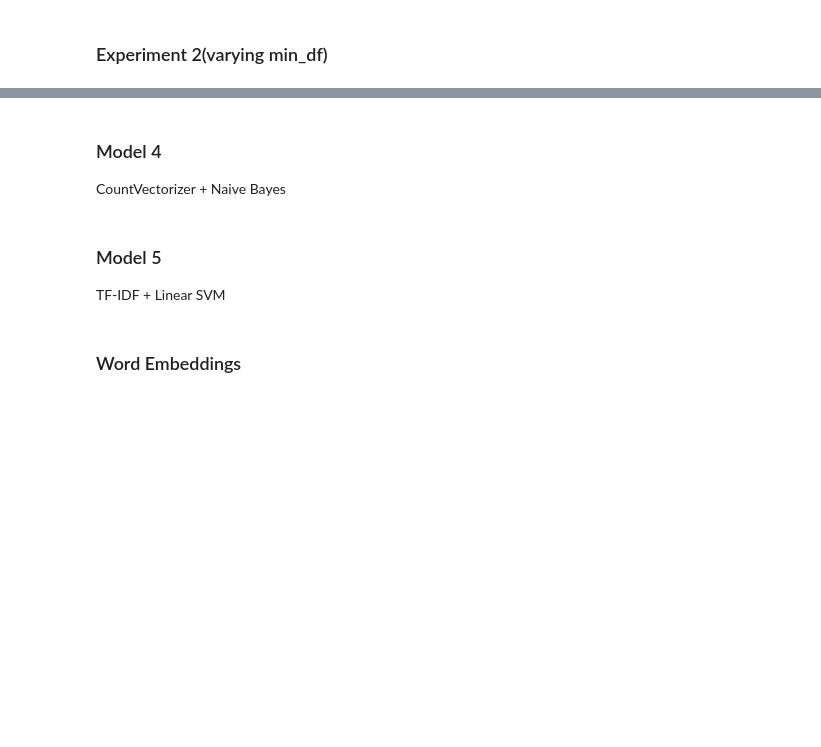
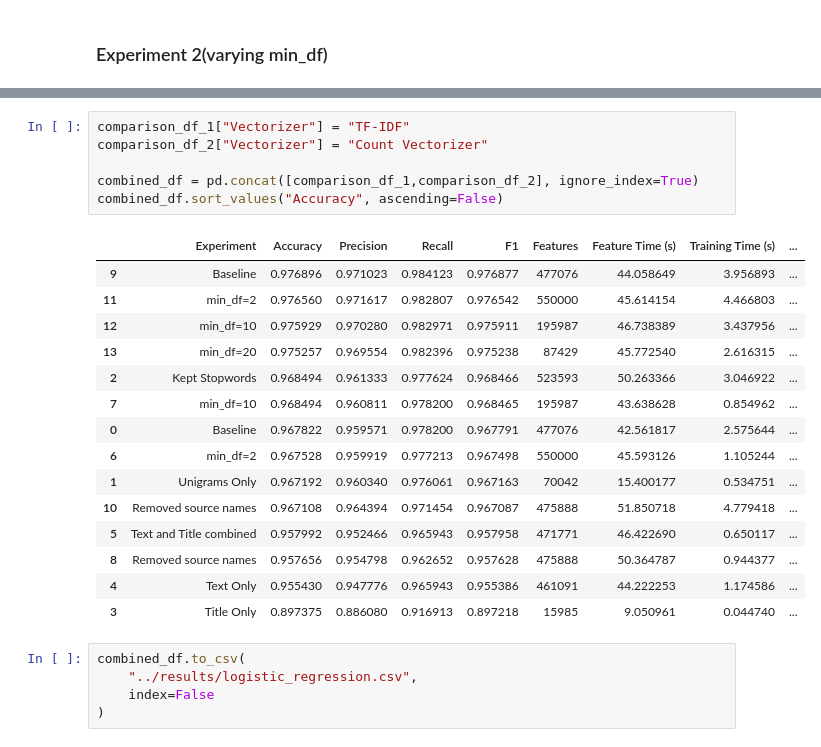
Before and after one commit to aparajaya18-star/fake-news-detector, a Jupyter notebook: notebooks/02_logistic_regression.ipynb, the cells around one changed output, grey strips where cells are left out. Saved outputs shown, nothing was run; the diff lists cells and outputs as text; blank space fills up the shorter version.

```diff
--- a/detector.ipynb
+++ b/notebooks/02_logistic_regression.ipynb
@@ -1031,8 +615,27 @@ TF-IDF + Multinomial Naive Bayes
-# %% [markdown]
-### Model 4
-CountVectorizer + Naive Bayes
-# %% [markdown]
-### Model 5
-TF-IDF + Linear SVM
-# %% [markdown]
-### Word Embeddings
+# %%
+comparison_df_1["Vectorizer"] = "TF-IDF"
+comparison_df_2["Vectorizer"] = "Count Vectorizer"
+
+combined_df = pd.concat([comparison_df_1,comparison_df_2], ignore_index=True)
+combined_df.sort_values("Accuracy", ascending=False)
+# %% [output]
+|  | Experiment | Accuracy | Precision | Recall | F1 | Features | Feature Time (s) | Training Time (s) | ... |
+| 9 | Baseline | 0.976896 | 0.971023 | 0.984123 | 0.976877 | 477076 | 44.058649 | 3.956893 | ... |
+| 11 | min_df=2 | 0.976560 | 0.971617 | 0.982807 | 0.976542 | 550000 | 45.614154 | 4.466803 | ... |
+| 12 | min_df=10 | 0.975929 | 0.970280 | 0.982971 | 0.975911 | 195987 | 46.738389 | 3.437956 | ... |
+| 13 | min_df=20 | 0.975257 | 0.969554 | 0.982396 | 0.975238 | 87429 | 45.772540 | 2.616315 | ... |
+| 2 | Kept Stopwords | 0.968494 | 0.961333 | 0.977624 | 0.968466 | 523593 | 50.263366 | 3.046922 | ... |
+| 7 | min_df=10 | 0.968494 | 0.960811 | 0.978200 | 0.968465 | 195987 | 43.638628 | 0.854962 | ... |
+| 0 | Baseline | 0.967822 | 0.959571 | 0.978200 | 0.967791 | 477076 | 42.561817 | 2.575644 | ... |
+| 6 | min_df=2 | 0.967528 | 0.959919 | 0.977213 | 0.967498 | 550000 | 45.593126 | 1.105244 | ... |
+| 1 | Unigrams Only | 0.967192 | 0.960340 | 0.976061 | 0.967163 | 70042 | 15.400177 | 0.534751 | ... |
+| 10 | Removed source names | 0.967108 | 0.964394 | 0.971454 | 0.967087 | 475888 | 51.850718 | 4.779418 | ... |
+| 5 | Text and Title combined | 0.957992 | 0.952466 | 0.965943 | 0.957958 | 471771 | 46.422690 | 0.650117 | ... |
+| 8 | Removed source names | 0.957656 | 0.954798 | 0.962652 | 0.957628 | 475888 | 50.364787 | 0.944377 | ... |
+| 4 | Text Only | 0.955430 | 0.947776 | 0.965943 | 0.955386 | 461091 | 44.222253 | 1.174586 | ... |
+| 3 | Title Only | 0.897375 | 0.886080 | 0.916913 | 0.897218 | 15985 | 9.050961 | 0.044740 | ... |
+# %%
+combined_df.to_csv(
+    "../results/logistic_regression.csv",
+    index=False
+)
```
Also changed, not shown: parts of 46 cells of this notebook, 11 other files.
